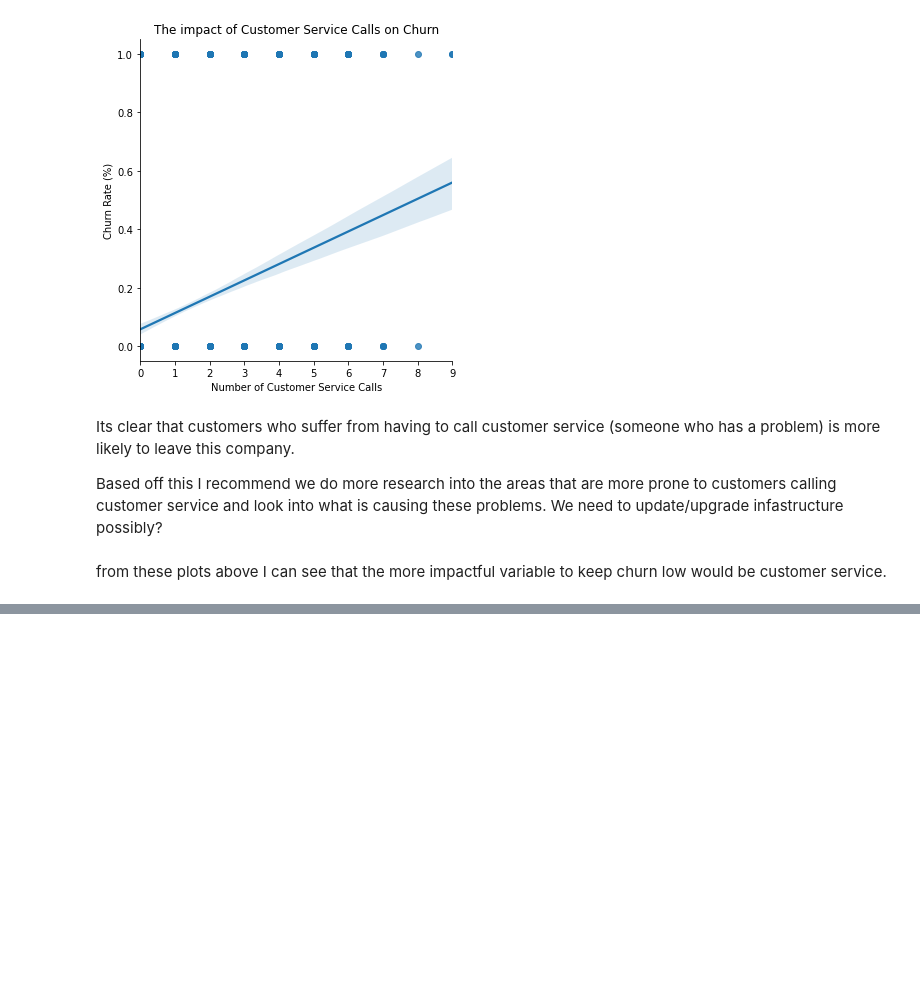
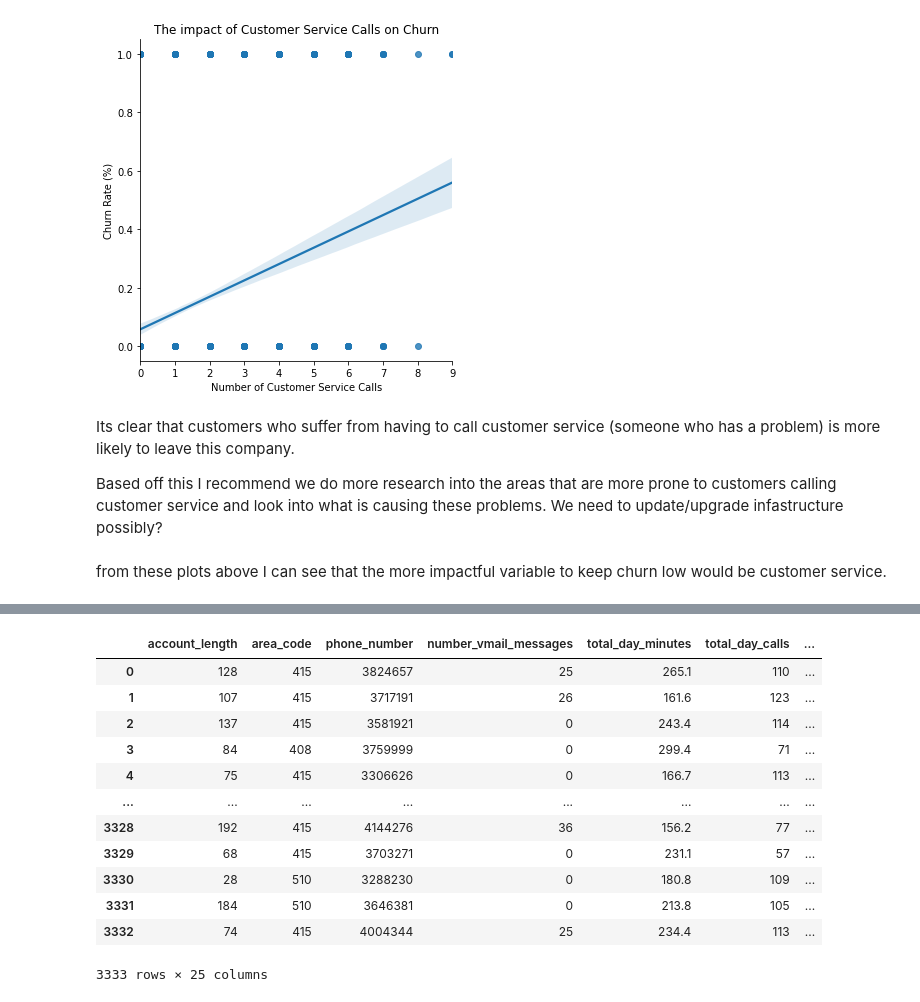
Before and after one commit to MichalOst3389/nhl_team_analysis, a Jupyter notebook: student.ipynb, the cells around one changed output, grey strips where cells are left out. Cells and saved outputs as stored; diff of their text form; code cells hidden in the pictures; blank space fills up the shorter version.

```diff
--- a/student.ipynb
+++ b/student.ipynb
@@ -218,0 +322,33 @@ from these plots above I can see that the more impactful variable to keep churn
+# %%
+# Select the categorical columns to be one-hot encoded
+categorical_cols = ["international_plan", "voice_mail_plan", "voice_mail_plan"]
+
+# Create an instance of the OneHotEncoder class
+onehot_encoder = OneHotEncoder()
+
+# Fit the one-hot encoder to the categorical columns
+onehot_encoded = onehot_encoder.fit_transform(Telecomdf[categorical_cols])
+
+# Convert the one-hot encoded array into a DataFrame
+onehot_encoded_df = pd.DataFrame(onehot_encoded.toarray(), columns=onehot_encoder.get_feature_names(categorical_cols))
+
+# Concatenate the one-hot encoded data with the rest of the original DataFrame
+Telecomdf_encoded = pd.concat([Telecomdf.drop(categorical_cols, axis=1), onehot_encoded_df], axis=1)
+
+# The resulting DataFrame, df_encoded, will have one-hot encoded columns for each of the selected categorical columns.
+# %%
+Telecomdf_encoded
+# %% [output]
+|  | account_length | area_code | phone_number | number_vmail_messages | total_day_minutes | total_day_calls | ... |
+| 0 | 128 | 415 | 3824657 | 25 | 265.1 | 110 | ... |
+| 1 | 107 | 415 | 3717191 | 26 | 161.6 | 123 | ... |
+| 2 | 137 | 415 | 3581921 | 0 | 243.4 | 114 | ... |
+| 3 | 84 | 408 | 3759999 | 0 | 299.4 | 71 | ... |
+| 4 | 75 | 415 | 3306626 | 0 | 166.7 | 113 | ... |
+| ... | ... | ... | ... | ... | ... | ... | ... |
+| 3328 | 192 | 415 | 4144276 | 36 | 156.2 | 77 | ... |
+| 3329 | 68 | 415 | 3703271 | 0 | 231.1 | 57 | ... |
+| 3330 | 28 | 510 | 3288230 | 0 | 180.8 | 109 | ... |
+| 3331 | 184 | 510 | 3646381 | 0 | 213.8 | 105 | ... |
+| 3332 | 74 | 415 | 4004344 | 25 | 234.4 | 113 | ... |
+3333 rows × 25 columns
```
Also changed, not shown: parts of 15 cells of this notebook.
